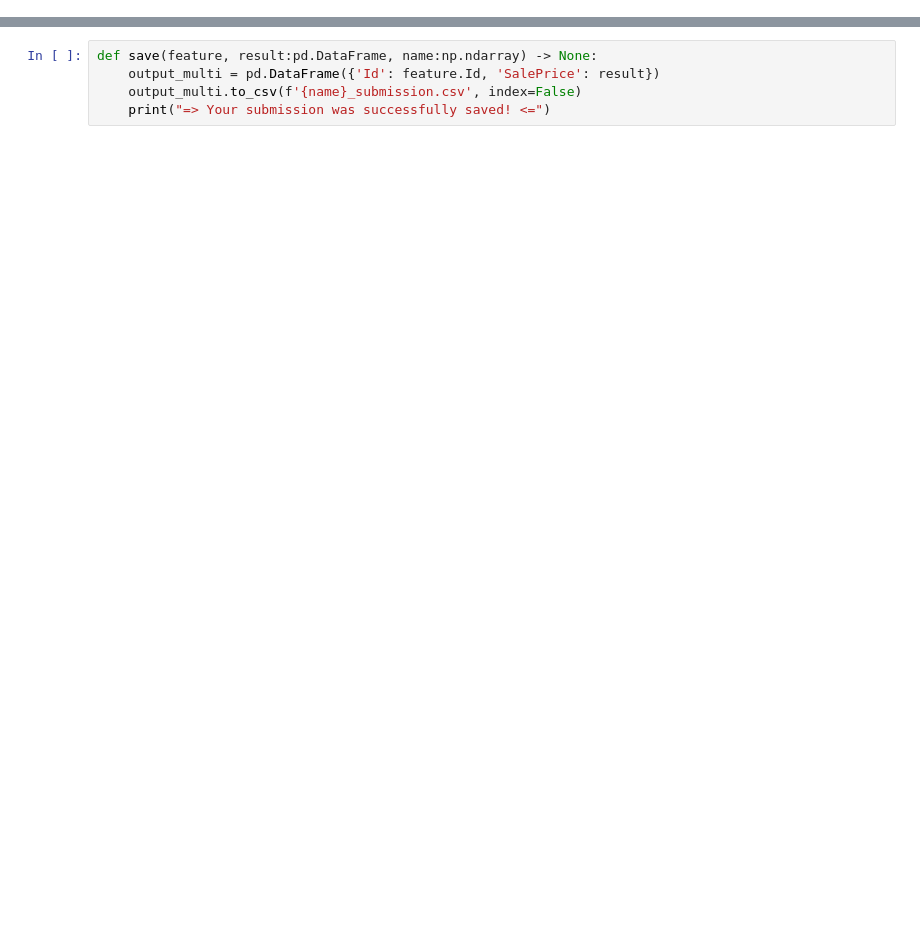
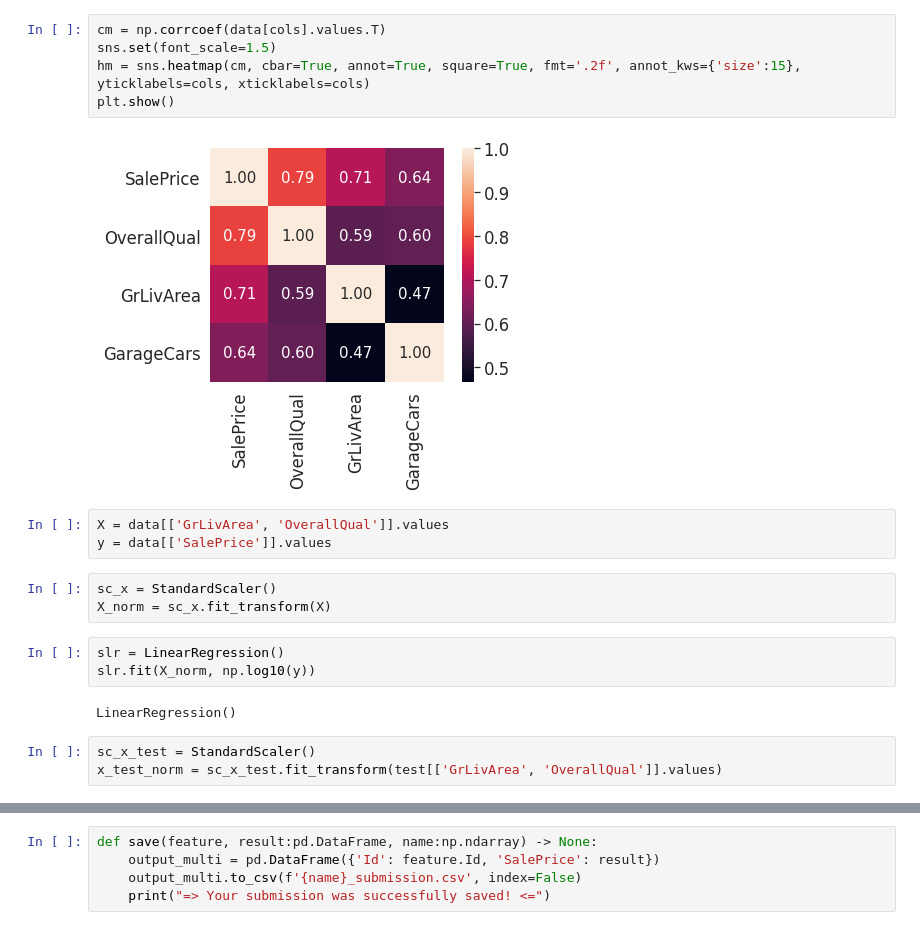
Before and after one commit to as1mple/labs_ds_courses, a Jupyter notebook: Predict_house_price.ipynb, the cells around one changed output, grey strips where cells are left out. Drawn from its saved outputs; the diff is of its cells as text; blank space fills up the shorter version.

```diff
--- a/Predict_house_price.ipynb
+++ b/Predict_house_price.ipynb
@@ -284,0 +66,21 @@ array([104701.75709256, 154536.97789247, 165412.3644054 , ...,
+# %%
+cm = np.corrcoef(data[cols].values.T)
+sns.set(font_scale=1.5)
+hm = sns.heatmap(cm, cbar=True, annot=True, square=True, fmt='.2f', annot_kws={'size':15}, yticklabels=cols, xticklabels=cols)
+plt.show()
+# %% [output]
+[figure, added]
+# %%
+X = data[['GrLivArea', 'OverallQual']].values
+y = data[['SalePrice']].values
+# %%
+sc_x = StandardScaler()
+X_norm = sc_x.fit_transform(X)
+# %%
+slr = LinearRegression()
+slr.fit(X_norm, np.log10(y))
+# %% [output]
+LinearRegression()
+# %%
+sc_x_test = StandardScaler()
+x_test_norm = sc_x_test.fit_transform(test[['GrLivArea', 'OverallQual']].values)
```
Also changed, not shown: parts of 55 cells of this notebook.
